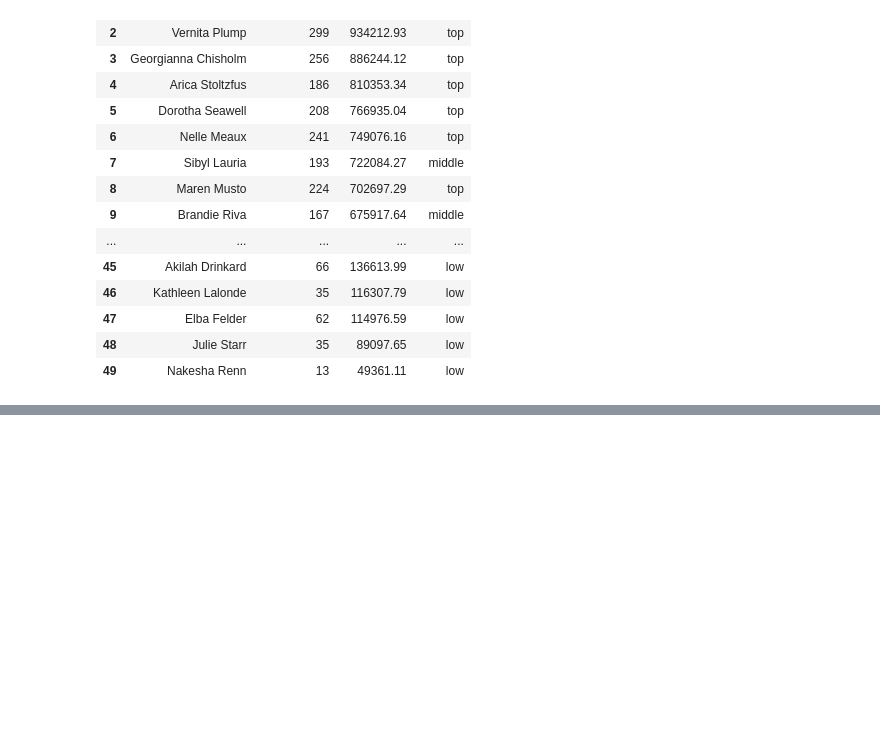
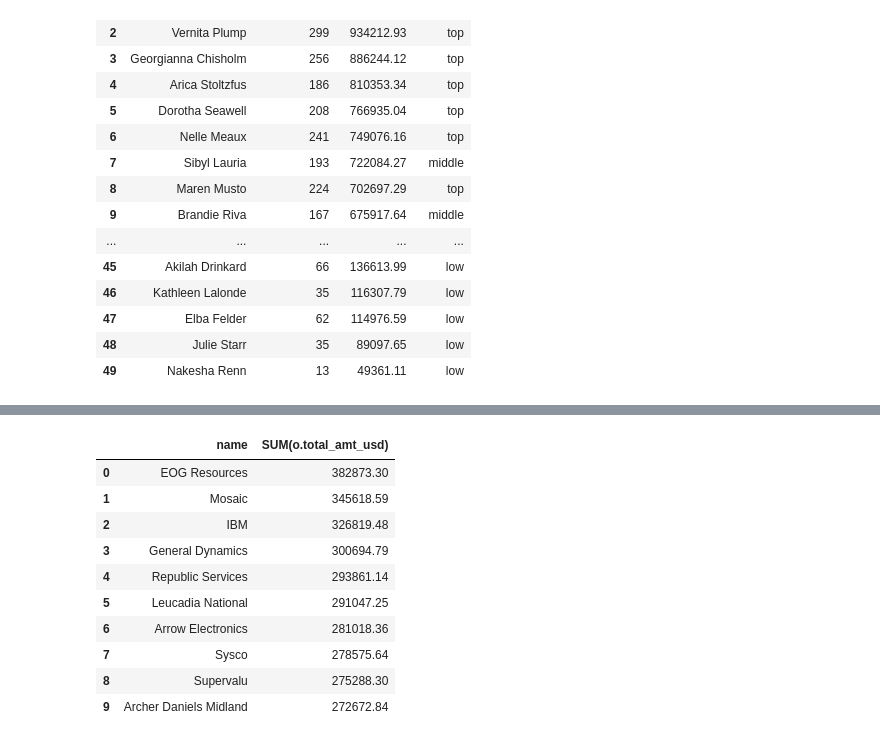
Before and after one commit to rebeccaebarnes/SQL-Practice, a Jupyter notebook: sql_practice.ipynb, the cells around one changed output, grey strips where cells are left out. Drawn from its saved outputs; the diff is of its cells as text; code cells hidden in the pictures; blank space fills up the shorter version.

```diff
--- a/sql_practice.ipynb
+++ b/sql_practice.ipynb
@@ -2454,0 +2746,23 @@ sql_query('SELECT r.name rep, \
+# %%
+# 5 Lifetime average amount spent for the top 10 total spending accounts?
+# Create subquery - top 10 spending accounts
+sql_query('SELECT a.name, \
+                  SUM(o.total_amt_usd) \
+           FROM accounts a \
+           JOIN orders o \
+           ON a.id = o.account_id \
+           GROUP BY 1 \
+           ORDER BY 2 DESC \
+           LIMIT 10;')
+# %% [output]
+|  | name | SUM(o.total_amt_usd) |
+| 0 | EOG Resources | 382873.30 |
+| 1 | Mosaic | 345618.59 |
+| 2 | IBM | 326819.48 |
+| 3 | General Dynamics | 300694.79 |
+| 4 | Republic Services | 293861.14 |
+| 5 | Leucadia National | 291047.25 |
+| 6 | Arrow Electronics | 281018.36 |
+| 7 | Sysco | 278575.64 |
+| 8 | Supervalu | 275288.30 |
+| 9 | Archer Daniels Midland | 272672.84 |
```
Also changed, not shown: parts of 33 cells of this notebook.
